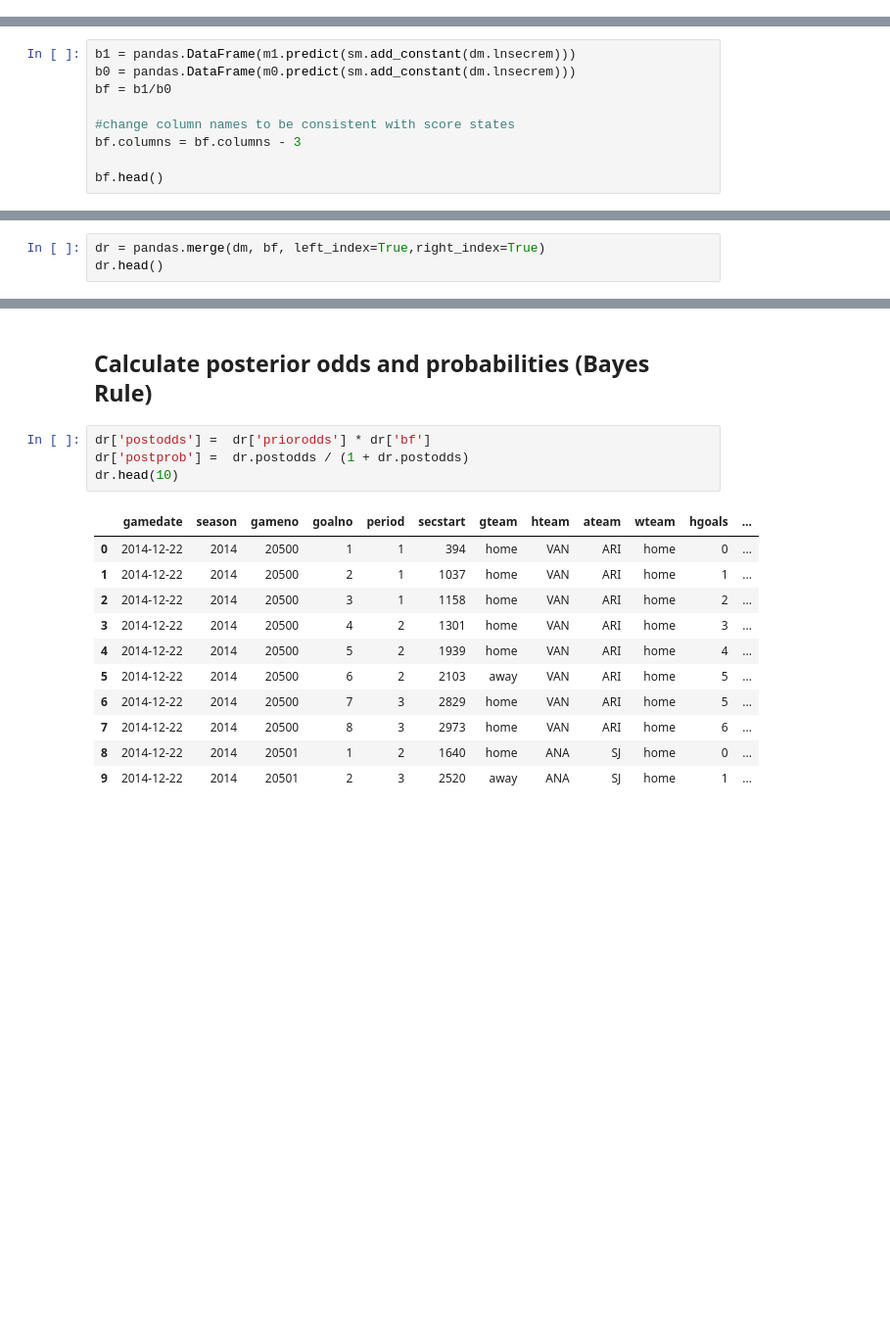
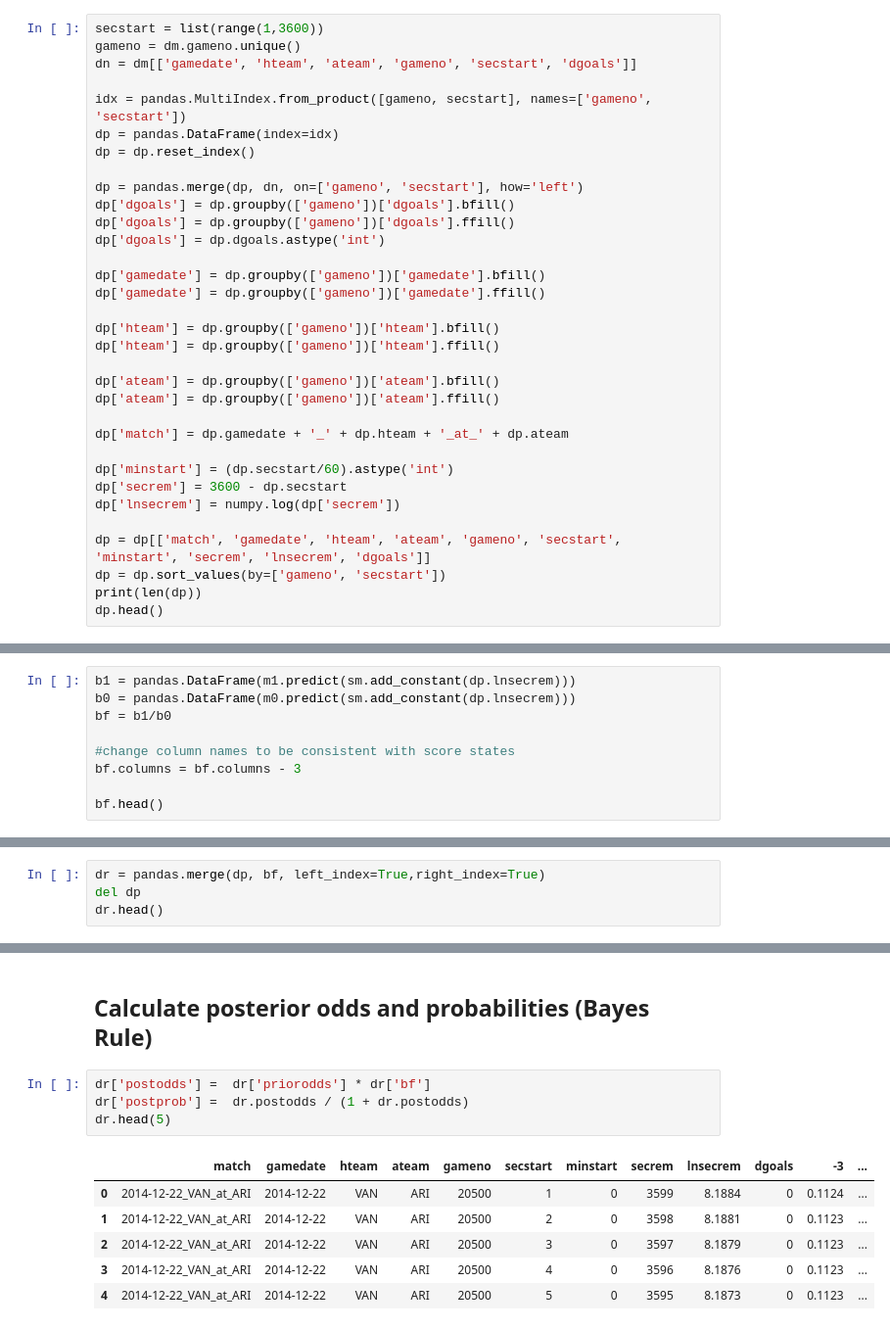
Before and after one commit to brock-spma/4P94_2017, a Jupyter notebook: 3-tests/2-test2/3-key/Q2-key-IngameWinProb.ipynb, the cells around one changed output, grey strips where cells are left out. Shown at 98% size. Drawn from its saved outputs; the diff is of its cells as text; blank space fills up the shorter version.

```diff
--- a/3-tests/2-test2/3-key/Q2-key-IngameWinProb.ipynb
+++ b/3-tests/2-test2/3-key/Q2-key-IngameWinProb.ipynb
@@ -193,0 +149,33 @@ MNLogit Regression Results
+# %%
+secstart = list(range(1,3600))
+gameno = dm.gameno.unique()
+dn = dm[['gamedate', 'hteam', 'ateam', 'gameno', 'secstart', 'dgoals']]
+
+idx = pandas.MultiIndex.from_product([gameno, secstart], names=['gameno', 'secstart'])
+dp = pandas.DataFrame(index=idx)
+dp = dp.reset_index()
+
+dp = pandas.merge(dp, dn, on=['gameno', 'secstart'], how='left')
+dp['dgoals'] = dp.groupby(['gameno'])['dgoals'].bfill()
+dp['dgoals'] = dp.groupby(['gameno'])['dgoals'].ffill()
+dp['dgoals'] = dp.dgoals.astype('int')
+
+dp['gamedate'] = dp.groupby(['gameno'])['gamedate'].bfill()
+dp['gamedate'] = dp.groupby(['gameno'])['gamedate'].ffill()
+
+dp['hteam'] = dp.groupby(['gameno'])['hteam'].bfill()
+dp['hteam'] = dp.groupby(['gameno'])['hteam'].ffill()
+
+dp['ateam'] = dp.groupby(['gameno'])['ateam'].bfill()
+dp['ateam'] = dp.groupby(['gameno'])['ateam'].ffill()
+
+dp['match'] = dp.gamedate + '_' + dp.hteam + '_at_' + dp.ateam
+
+dp['minstart'] = (dp.secstart/60).astype('int')
+dp['secrem'] = 3600 - dp.secstart
+dp['lnsecrem'] = numpy.log(dp['secrem'])
+
+dp = dp[['match', 'gamedate', 'hteam', 'ateam', 'gameno', 'secstart', 'minstart', 'secrem', 'lnsecrem', 'dgoals']]
+dp = dp.sort_values(by=['gameno', 'secstart'])
+print(len(dp))
+dp.head()
@@ -194,8 +190,8 @@ MNLogit Regression Results
 # %% [markdown]
 ### Predicted Bayes Factors across score and time remaining states
 # %%
-b1 = pandas.DataFrame(m1.predict(sm.add_constant(dm.lnsecrem)))
-b0 = pandas.DataFrame(m0.predict(sm.add_constant(dm.lnsecrem)))
+b1 = pandas.DataFrame(m1.predict(sm.add_constant(dp.lnsecrem)))
+b0 = pandas.DataFrame(m0.predict(sm.add_constant(dp.lnsecrem)))
 bf = b1/b0
 
 #change column names to be consistent with score states
@@ -212,4 +210,5 @@ bf.head()
 # %%
-dr = pandas.merge(dm, bf, left_index=True,right_index=True)
+dr = pandas.merge(dp, bf, left_index=True,right_index=True)
+del dp
 dr.head()
 # %% [output]
@@ -241,17 +242,12 @@ dr['priorodds'] = 0.5 / (1 - dr.priorprob)
 # %%
 dr['postodds'] =  dr['priorodds'] * dr['bf']
 dr['postprob'] =  dr.postodds / (1 + dr.postodds)
-dr.head(10)
+dr.head(5)
 # %% [output]
-|  | gamedate | season | gameno | goalno | period | secstart | gteam | hteam | ateam | wteam | hgoals | ... |
-| 0 | 2014-12-22 | 2014 | 20500 | 1 | 1 | 394 | home | VAN | ARI | home | 0 | ... |
-| 1 | 2014-12-22 | 2014 | 20500 | 2 | 1 | 1037 | home | VAN | ARI | home | 1 | ... |
-| 2 | 2014-12-22 | 2014 | 20500 | 3 | 1 | 1158 | home | VAN | ARI | home | 2 | ... |
-| 3 | 2014-12-22 | 2014 | 20500 | 4 | 2 | 1301 | home | VAN | ARI | home | 3 | ... |
-| 4 | 2014-12-22 | 2014 | 20500 | 5 | 2 | 1939 | home | VAN | ARI | home | 4 | ... |
-| 5 | 2014-12-22 | 2014 | 20500 | 6 | 2 | 2103 | away | VAN | ARI | home | 5 | ... |
-| 6 | 2014-12-22 | 2014 | 20500 | 7 | 3 | 2829 | home | VAN | ARI | home | 5 | ... |
-| 7 | 2014-12-22 | 2014 | 20500 | 8 | 3 | 2973 | home | VAN | ARI | home | 6 | ... |
-| 8 | 2014-12-22 | 2014 | 20501 | 1 | 2 | 1640 | home | ANA | SJ | home | 0 | ... |
-| 9 | 2014-12-22 | 2014 | 20501 | 2 | 3 | 2520 | away | ANA | SJ | home | 1 | ... |
+|  | match | gamedate | hteam | ateam | gameno | secstart | minstart | secrem | lnsecrem | dgoals | -3 | ... |
+| 0 | 2014-12-22_VAN_at_ARI | 2014-12-22 | VAN | ARI | 20500 | 1 | 0 | 3599 | 8.1884 | 0 | 0.1124 | ... |
+| 1 | 2014-12-22_VAN_at_ARI | 2014-12-22 | VAN | ARI | 20500 | 2 | 0 | 3598 | 8.1881 | 0 | 0.1123 | ... |
+| 2 | 2014-12-22_VAN_at_ARI | 2014-12-22 | VAN | ARI | 20500 | 3 | 0 | 3597 | 8.1879 | 0 | 0.1123 | ... |
+| 3 | 2014-12-22_VAN_at_ARI | 2014-12-22 | VAN | ARI | 20500 | 4 | 0 | 3596 | 8.1876 | 0 | 0.1123 | ... |
+| 4 | 2014-12-22_VAN_at_ARI | 2014-12-22 | VAN | ARI | 20500 | 5 | 0 | 3595 | 8.1873 | 0 | 0.1123 | ... |
 # %% [markdown]
```
Also changed, not shown: parts of 20 cells of this notebook.
